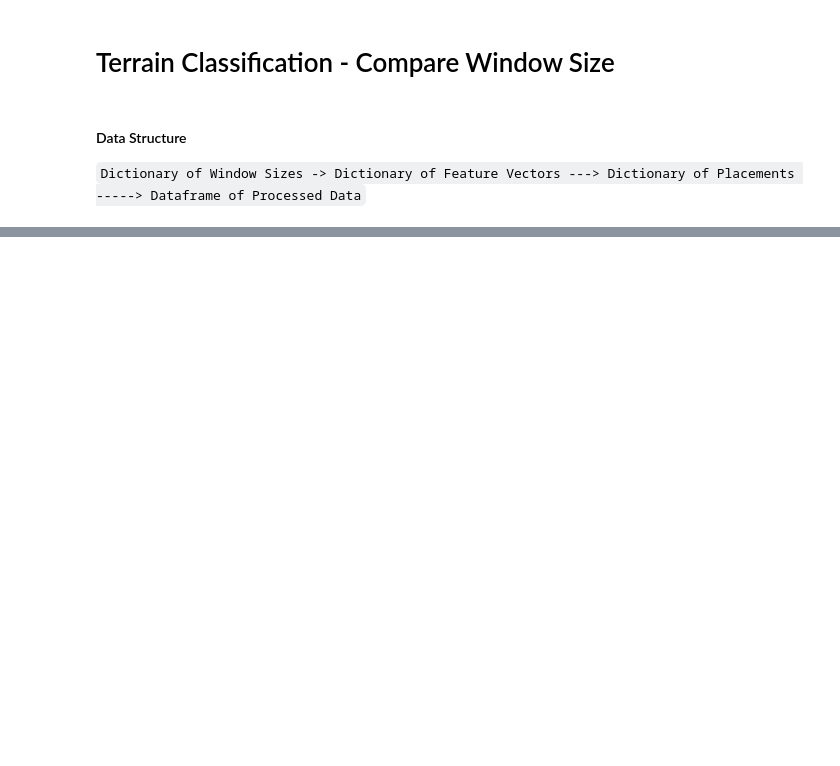
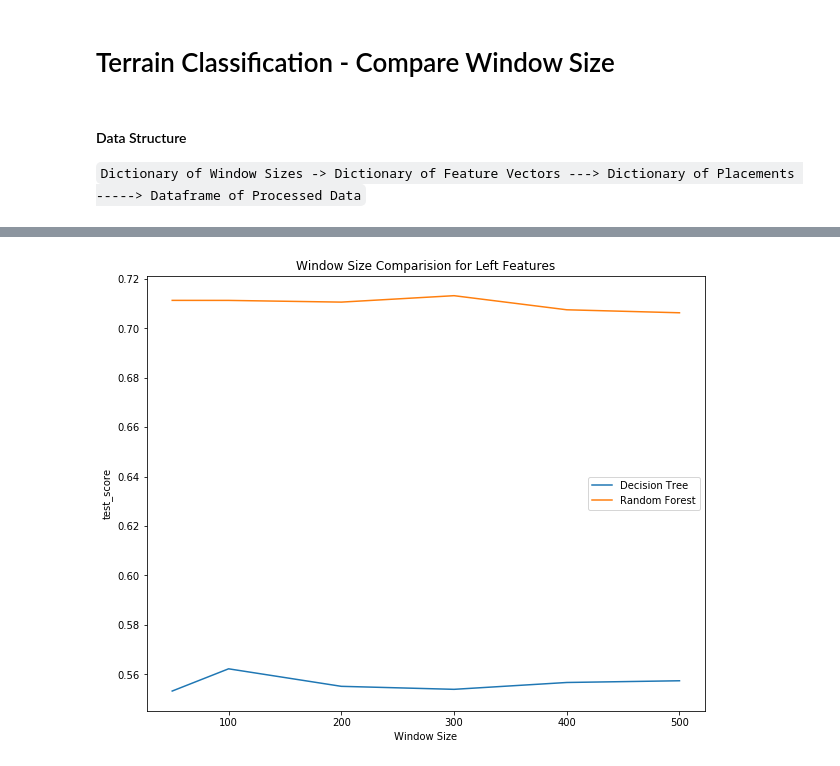
Before and after one commit to KeenanMcConkey/Wheelchair-Terrain-Classification, a Jupyter notebook: TerrainClassification-WindowSize.ipynb, the cells around one changed output, grey strips where cells are left out. Drawn from its saved outputs; the diff is of its cells as text; code cells hidden in the pictures; blank space fills up the shorter version.

```diff
--- a/TerrainClassification-WindowSize.ipynb
+++ b/TerrainClassification-WindowSize.ipynb
@@ -87,0 +83,4 @@ SyntaxError: invalid syntax (<ipython-input-26-1379edaa976b>, line 37)
+# %%
+compare_sizes('Left', 'Features', ['Decision Tree', 'Random Forest'], 'test_score')
+# %% [output]
+[figure, added]
```
Also changed, not shown: parts of 9 cells of this notebook.
